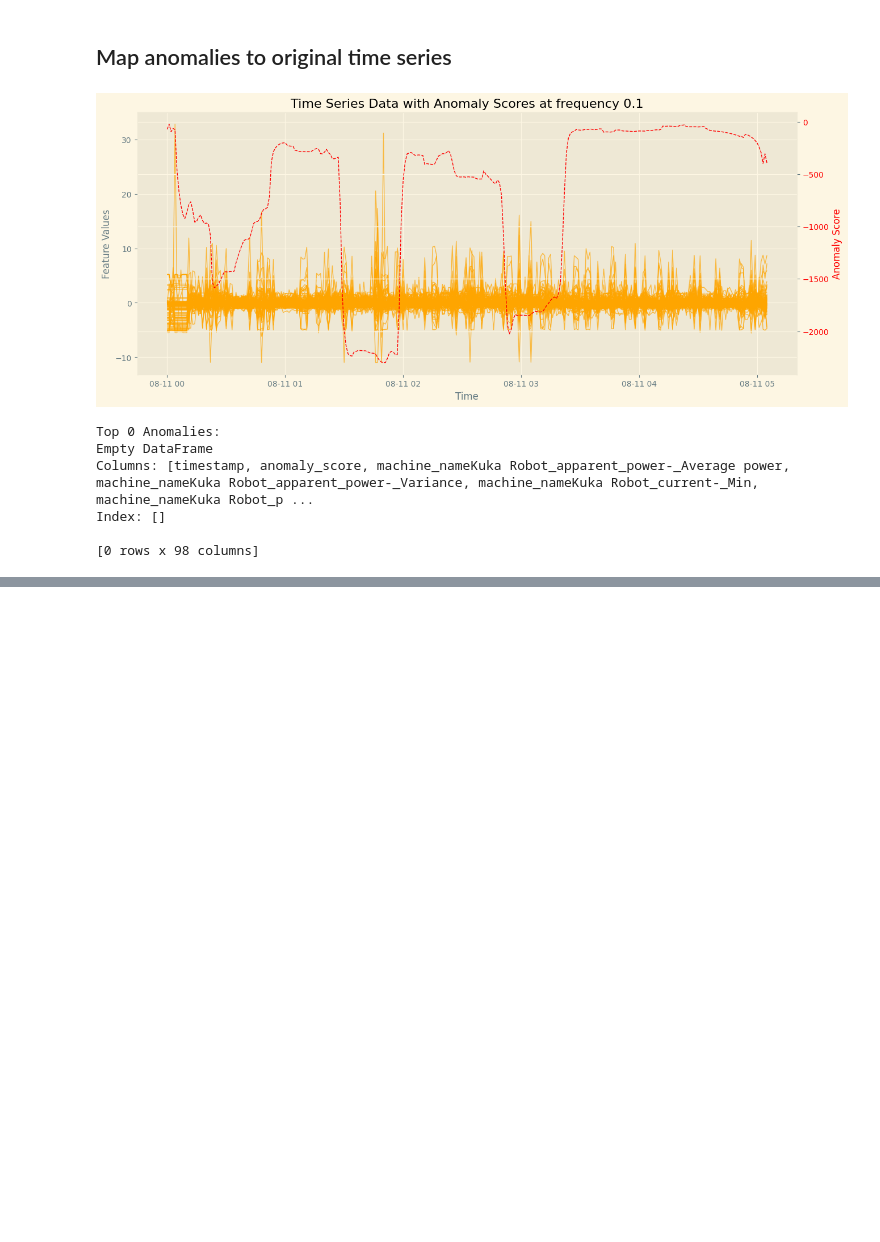
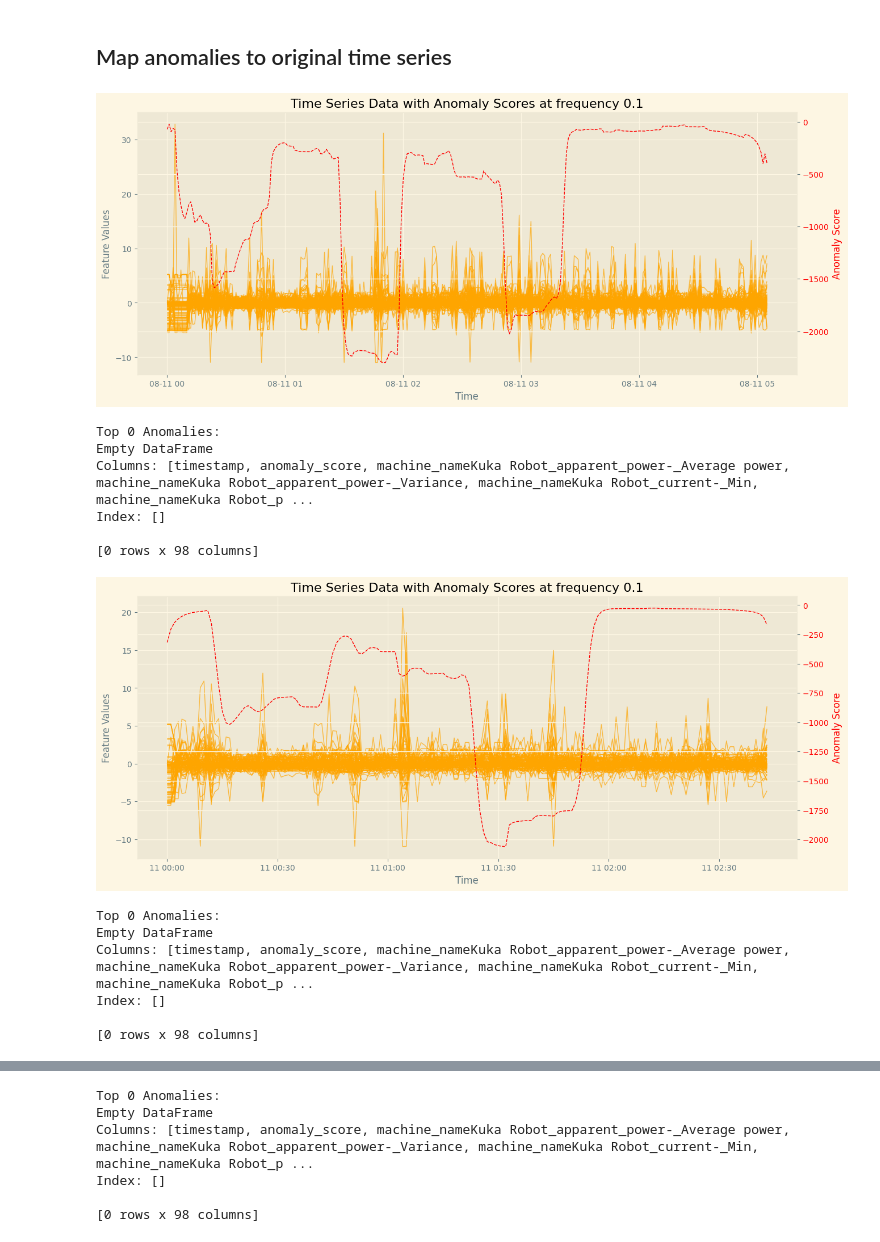
Before and after one commit to Anatr1/timeseries-anomaly-detection, a Jupyter notebook: src/test_dagmm.ipynb, the cells around one changed output, grey strips where cells are left out. Saved outputs shown, nothing was run; the diff lists cells and outputs as text; code cells hidden in the pictures; blank space fills up the shorter version.

```diff
--- a/src/test_dagmm.ipynb
+++ b/src/test_dagmm.ipynb
@@ -258,11 +453,20 @@ plot_roc_curve(y_test_binary, anomaly_scores)
 ## Map anomalies to original time series
 # %%
 plot_anomalies_over_time(X_test, anomaly_scores, anomalies_detected, freq)
+plot_anomalies_over_time(X_test1, anomaly_scores1, anomalies_detected1, freq)
+plot_anomalies_over_time(X_test5, anomaly_scores5, anomalies_detected5, freq)
 # %% [output]
 [figure]
 Top 0 Anomalies:
 Empty DataFrame
 Columns: [timestamp, anomaly_score, machine_nameKuka Robot_apparent_power-_Average power, machine_nameKuka Robot_apparent_power-_Variance, machine_nameKuka Robot_current-_Min, machine_nameKuka Robot_p ...
 Index: []
 
 [0 rows x 98 columns]
+[figure, added]
+Top 0 Anomalies:
+Empty DataFrame
+Columns: [timestamp, anomaly_score, machine_nameKuka Robot_apparent_power-_Average power, machine_nameKuka Robot_apparent_power-_Variance, machine_nameKuka Robot_current-_Min, machine_nameKuka Robot_p ...
+Index: []
+
+[0 rows x 98 columns]
@@ -268,0 +474,6 @@ Index: []
+Top 0 Anomalies:
+Empty DataFrame
+Columns: [timestamp, anomaly_score, machine_nameKuka Robot_apparent_power-_Average power, machine_nameKuka Robot_apparent_power-_Variance, machine_nameKuka Robot_current-_Min, machine_nameKuka Robot_p ...
+Index: []
+
+[0 rows x 98 columns]
```
Also changed, not shown: parts of 9 cells of this notebook, 9 other files.
